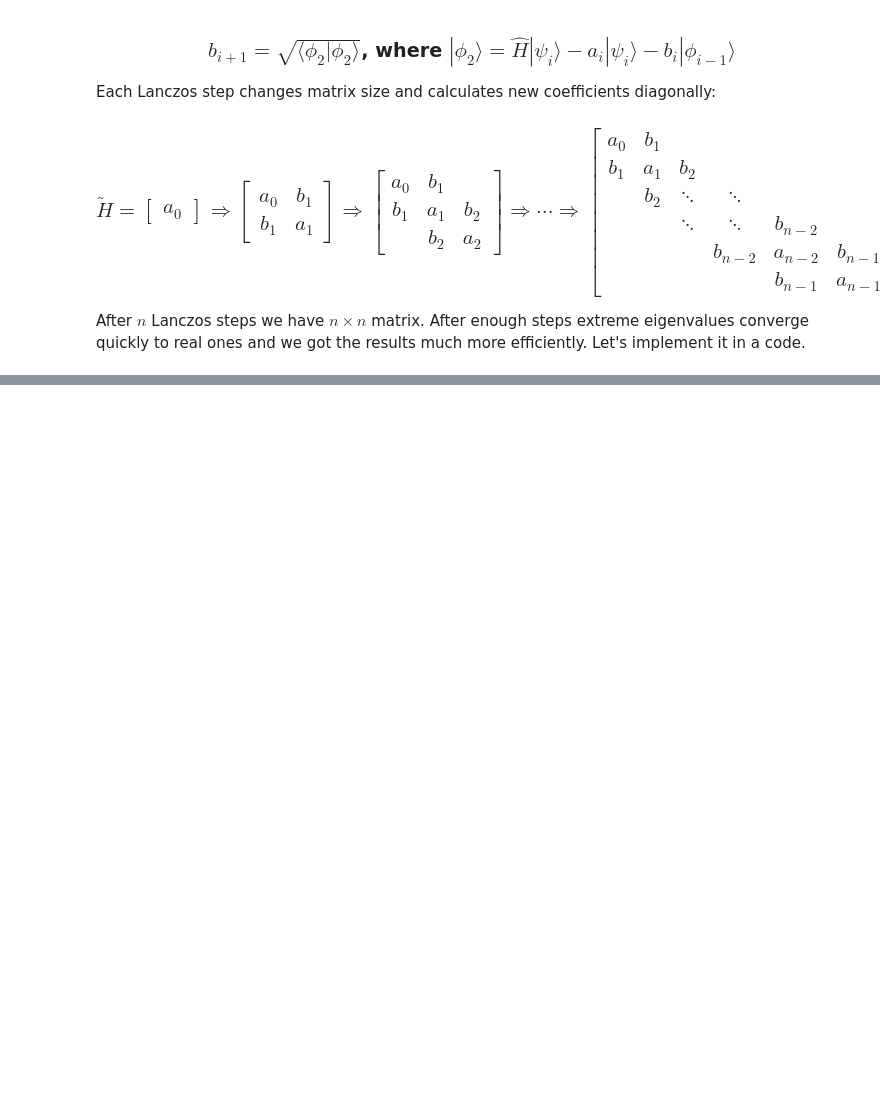
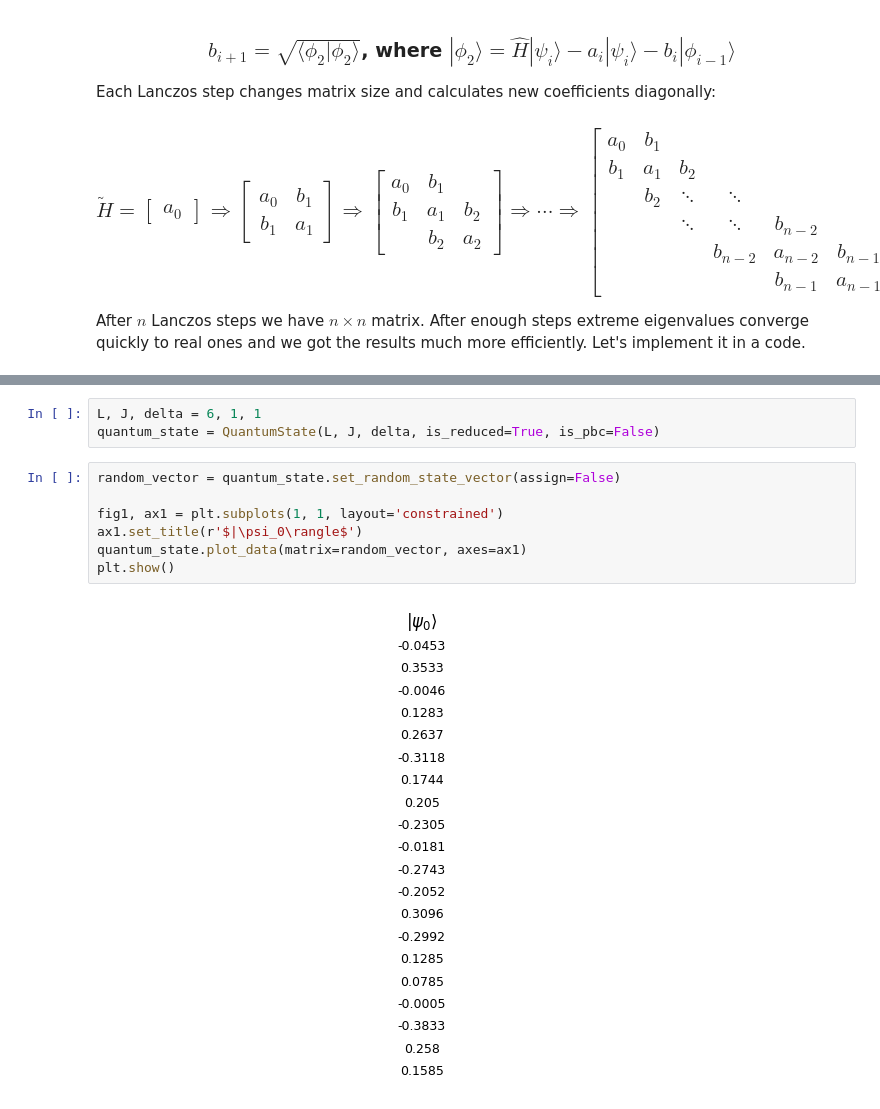
Before and after one commit to Yolonek/HeisenbergModel, a Jupyter notebook: LanczosStep/LanczosStepDescription.ipynb, the cells around one changed output, grey strips where cells are left out. Saved outputs shown, nothing was run; the diff lists cells and outputs as text; blank space fills up the shorter version.

```diff
--- a/LanczosStep/LanczosStepDescription.ipynb
+++ b/LanczosStep/LanczosStepDescription.ipynb
@@ -52,0 +66,12 @@ After $n$ Lanczos steps we have $n \times n$ matrix. After enough steps extreme
+# %%
+L, J, delta = 6, 1, 1
+quantum_state = QuantumState(L, J, delta, is_reduced=True, is_pbc=False)
+# %%
+random_vector = quantum_state.set_random_state_vector(assign=False)
+
+fig1, ax1 = plt.subplots(1, 1, layout='constrained')
+ax1.set_title(r'$|\psi_0\rangle$')
+quantum_state.plot_data(matrix=random_vector, axes=ax1)
+plt.show()
+# %% [output]
+[figure, added]
```
Also changed, not shown: parts of 17 cells of this notebook, 4 other files.
